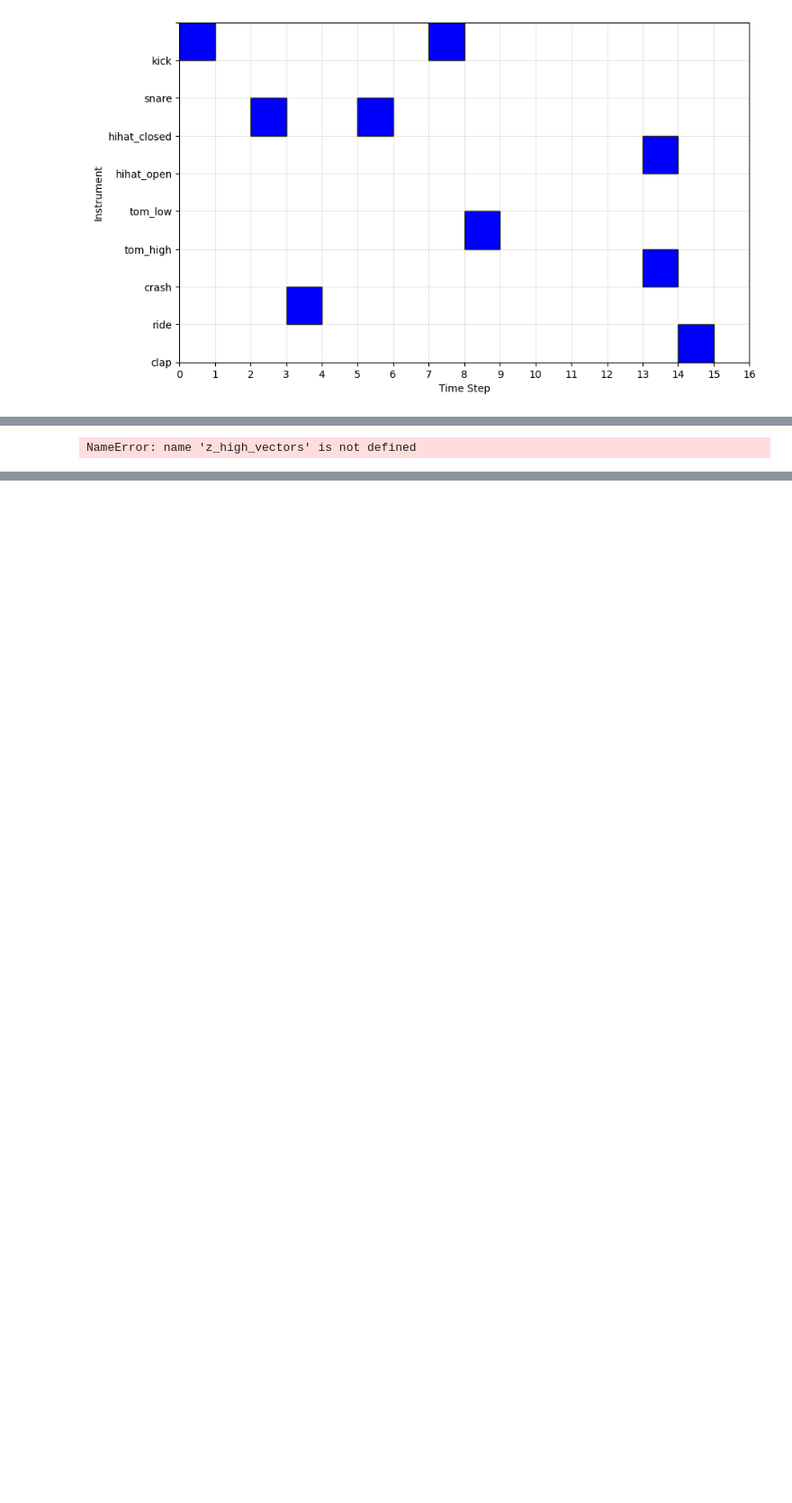
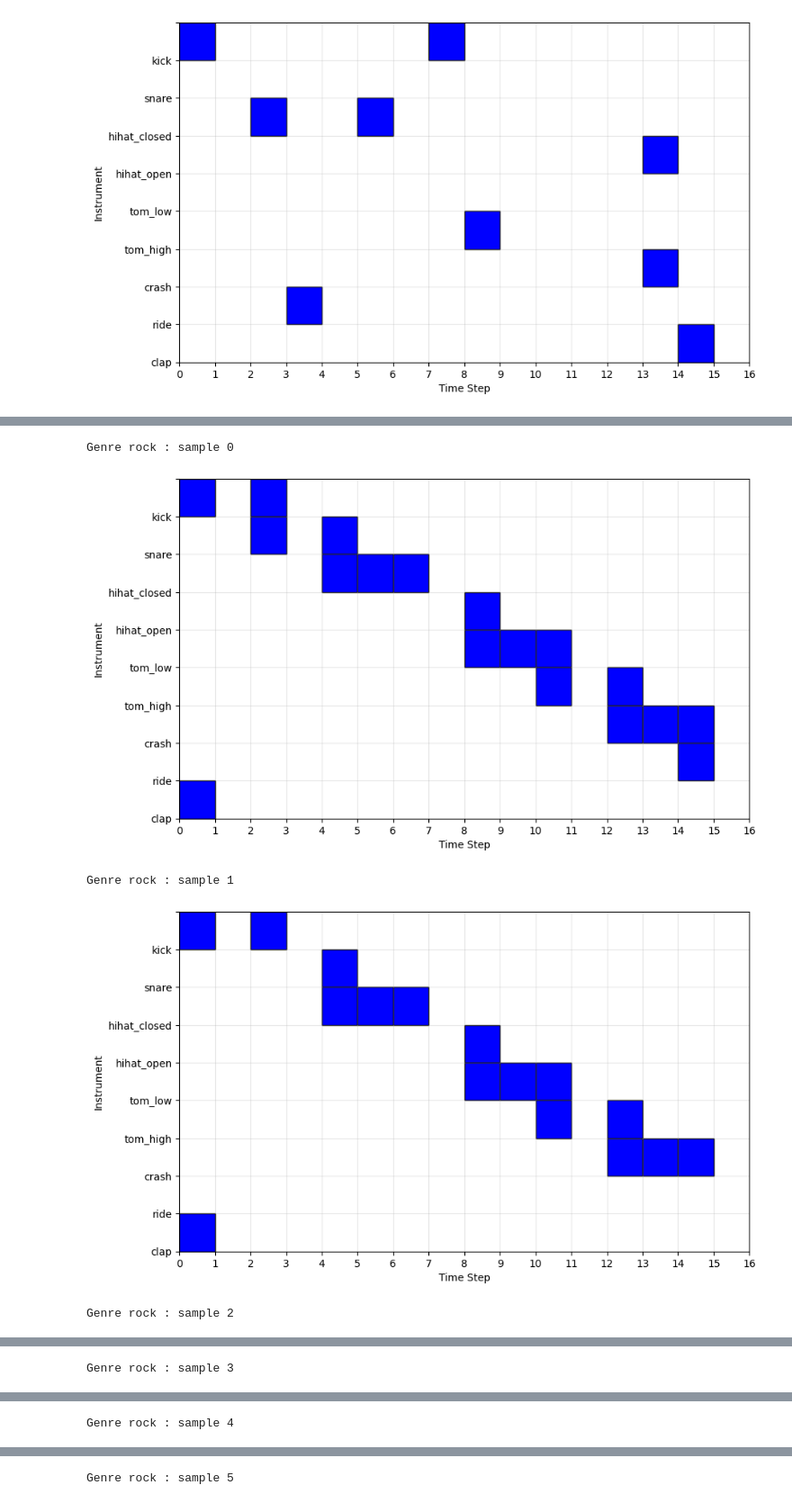
Before and after one commit to arshdeep-usc/ee641-hw2-arshdeep-usc, a Jupyter notebook: problem2/experiments.ipynb, the cells around one changed output, grey strips where cells are left out. Shown at 90% size. Saved outputs shown, nothing was run; the diff lists cells and outputs as text; code cells hidden in the pictures; blank space fills up the shorter version.

```diff
--- a/problem2/experiments.ipynb
+++ b/problem2/experiments.ipynb
@@ -86,6 +86,16 @@ measure_disentanglement(model, data_loader, device)
 # %%
 from analyze_latent import controllable_generation
 
-controllable_generation(model, dataset.style_names, device)
+patterns = controllable_generation(model, data_loader, dataset.style_names, device)
-# %% [output]
-NameError: name 'z_high_vectors' is not defined
+# %%
+for i in dataset.style_names:
+    for j in range(10):
+        print("Genre " + i + " : sample " + str(j))
+        dataset.pattern_to_pianoroll(patterns[i][0][j].T).savefig("results/generated_patterns/"+i+"_"+str(j)+".png")
+        plt.show()
+# %% [output]
+Genre rock : sample 0
+[figure, added]
+Genre rock : sample 1
+[figure, added]
+Genre rock : sample 2
@@ -91,0 +103 @@ NameError: name 'z_high_vectors' is not defined
+Genre rock : sample 3
@@ -91,0 +105 @@ NameError: name 'z_high_vectors' is not defined
+Genre rock : sample 4
@@ -91,0 +107 @@ NameError: name 'z_high_vectors' is not defined
+Genre rock : sample 5
```
Also changed, not shown: parts of 4 cells of this notebook, 53 other files.
